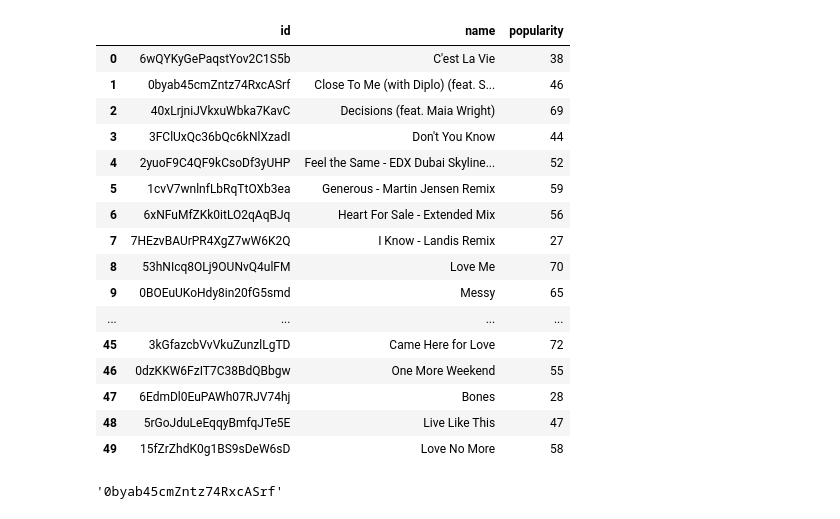
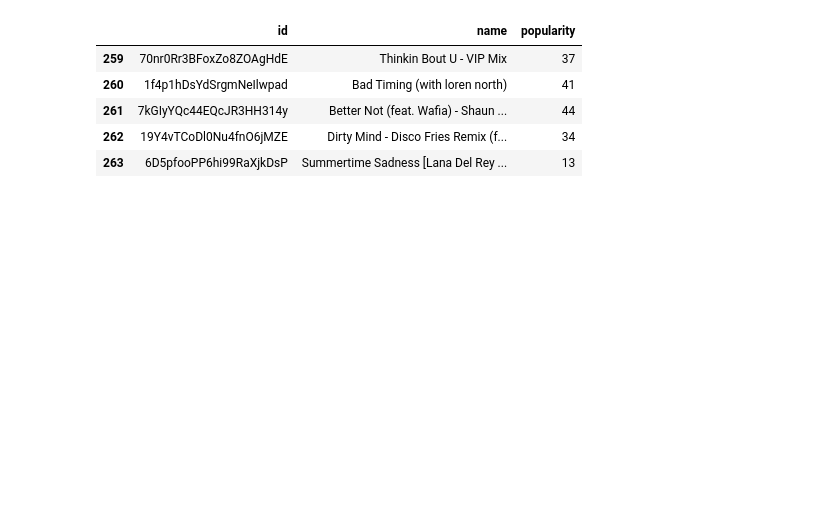
Before and after one commit to monicamow/python_learning, a Jupyter notebook: spotify_discover_weekly_new.ipynb, the cells around one changed output. Cells and saved outputs as stored; diff of their text form; code cells hidden in the pictures; blank space fills up the shorter version.

Commit message:
pull all playlist data

```diff
--- a/spotify_discover_weekly_new.ipynb
+++ b/spotify_discover_weekly_new.ipynb
@@ -1,65 +1,45 @@
 # %%
 # https://towardsdatascience.com/making-your-own-discover-weekly-f1ac7546fedb
-# 22qob5dux2qchgfh3wvjmwijy
 import spotipy
 from spotipy.oauth2 import SpotifyClientCredentials
 import spotipy.util as util
+from config import client_id, client_secret, redirect_uri, username, good_playlist_id, bad_playlist_id
+import numpy as np
+import pandas as pd
 
-cid = ''
-secret = ''
-username = "22qob5dux2qchgfh3wvjmwijy"
-redirect_uri = 'https://accounts.spotify.com/authorize'
 #client_credentials_manager = SpotifyClientCredentials(client_id=cid, client_secret=secret)
 #sp = spotipy.Spotify(client_credentials_manager=client_credentials_manager)
 scope = 'user-library-read playlist-read-private'
-token = util.prompt_for_user_token(username, scope, client_id=cid, client_secret=secret, redirect_uri=redirect_uri)
+token = util.prompt_for_user_token(username, scope, client_id=client_id, client_secret=client_secret, redirect_uri=redirect_uri)
 if token:
     sp = spotipy.Spotify(auth=token)
 else:
     print("Can't get token for", username)
+# %%
+def get_playlist_tracks(username, playlist_id):
+    results = sp.user_playlist_tracks(username, playlist_id)
+    tracks = results['items']
+    while results['next']:
+        results = sp.next(results)
+        tracks.extend(results['items'])
+    return tracks
 # %%
-good_playlist = sp.user_playlist("22qob5dux2qchgfh3wvjmwijy", "55TFNb34etR0C3Ojn6dpVJ")
+good_tracks = get_playlist_tracks(username, good_playlist_id)
 
-good_tracks = good_playlist["tracks"]
+data_good = []
 
-good_songs = good_tracks['items']
+for i in range(len(good_tracks)):
+    row = [good_tracks[i]['track']['id'],
+          good_tracks[i]['track']['name'],
+          good_tracks[i]['track']['popularity']]
+    data_good.append(row)
 
-data = []
-
-for i in range(len(good_songs)):
-    row = [good_songs[i]['track']['id'],
-          good_songs[i]['track']['name'],
-          good_songs[i]['track']['popularity']]
-    data.append(row)
-
-data
-
-import numpy as np
-import pandas as pd
-
-arr = np.array(data)
-
-df = pd.DataFrame(data=data,columns=['id','name','popularity'])
-df
+df_good = pd.DataFrame(data=data_good,columns=['id','name','popularity'])
+df_good.tail()
 # %% [output]
 |  | id | name | popularity |
-| 0 | 6wQYKyGePaqstYov2C1S5b | C'est La Vie | 38 |
-| 1 | 0byab45cmZntz74RxcASrf | Close To Me (with Diplo) (feat. S... | 46 |
-| 2 | 40xLrjniJVkxuWbka7KavC | Decisions (feat. Maia Wright) | 69 |
-| 3 | 3FClUxQc36bQc6kNlXzadI | Don't You Know | 44 |
-| 4 | 2yuoF9C4QF9kCsoDf3yUHP | Feel the Same - EDX Dubai Skyline... | 52 |
-| 5 | 1cvV7wnlnfLbRqTtOXb3ea | Generous - Martin Jensen Remix | 59 |
-| 6 | 6xNFuMfZKk0itLO2qAqBJq | Heart For Sale - Extended Mix | 56 |
-| 7 | 7HEzvBAUrPR4XgZ7wW6K2Q | I Know - Landis Remix | 27 |
-| 8 | 53hNIcq8OLj9OUNvQ4ulFM | Love Me | 70 |
-| 9 | 0BOEuUKoHdy8in20fG5smd | Messy | 65 |
-| ... | ... | ... | ... |
-| 45 | 3kGfazcbVvVkuZunzlLgTD | Came Here for Love | 72 |
-| 46 | 0dzKKW6FzIT7C38BdQBbgw | One More Weekend | 55 |
-| 47 | 6EdmDl0EuPAWh07RJV74hj | Bones | 28 |
-| 48 | 5rGoJduLeEqqyBmfqJTe5E | Live Like This | 47 |
-| 49 | 15fZrZhdK0g1BS9sDeW6sD | Love No More | 58 |
+| 259 | 70nr0Rr3BFoxZo8ZOAgHdE | Thinkin Bout U - VIP Mix | 37 |
+| 260 | 1f4p1hDsYdSrgmNeIlwpad | Bad Timing (with loren north) | 41 |
+| 261 | 7kGIyYQc44EQcJR3HH314y | Better Not (feat. Wafia) - Shaun ... | 44 |
+| 262 | 19Y4vTCoDl0Nu4fnO6jMZE | Dirty Mind - Disco Fries Remix (f... | 34 |
+| 263 | 6D5pfooPP6hi99RaXjkDsP | Summertime Sadness [Lana Del Rey ... | 13 |
-# %%
-good_songs[1]['track']['id']
-# %% [output]
-'0byab45cmZntz74RxcASrf'
```
Also changed, not shown: parts of 11 cells of this notebook, 3 other files.
